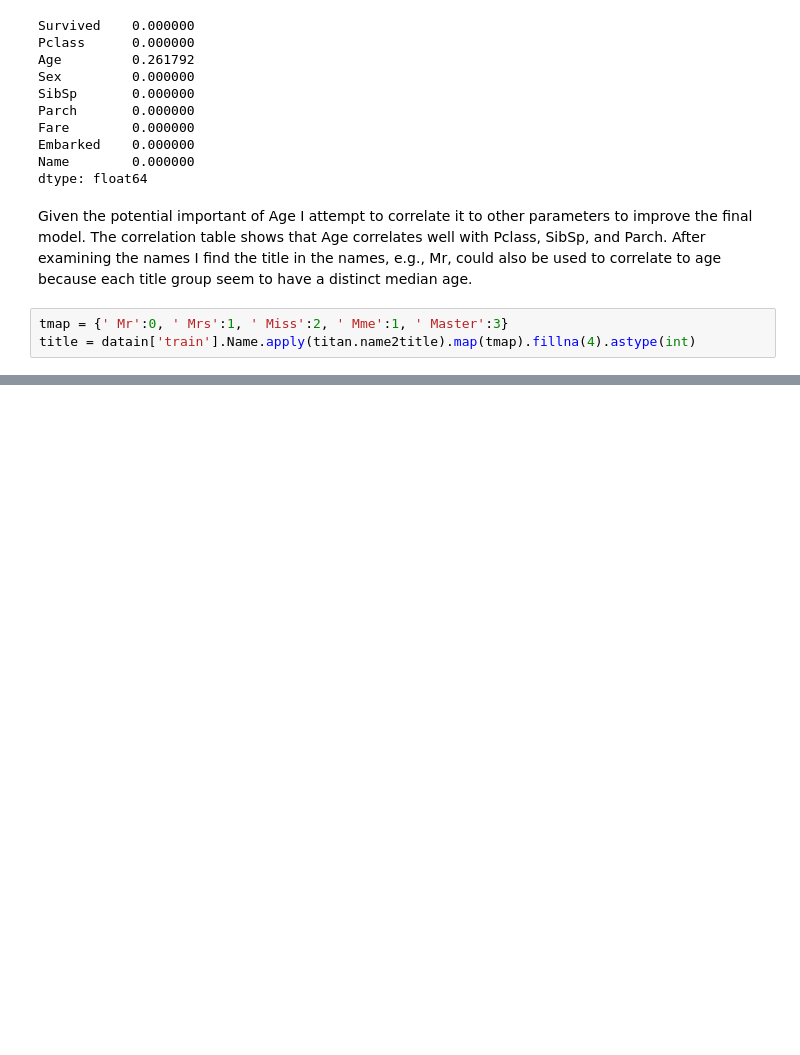
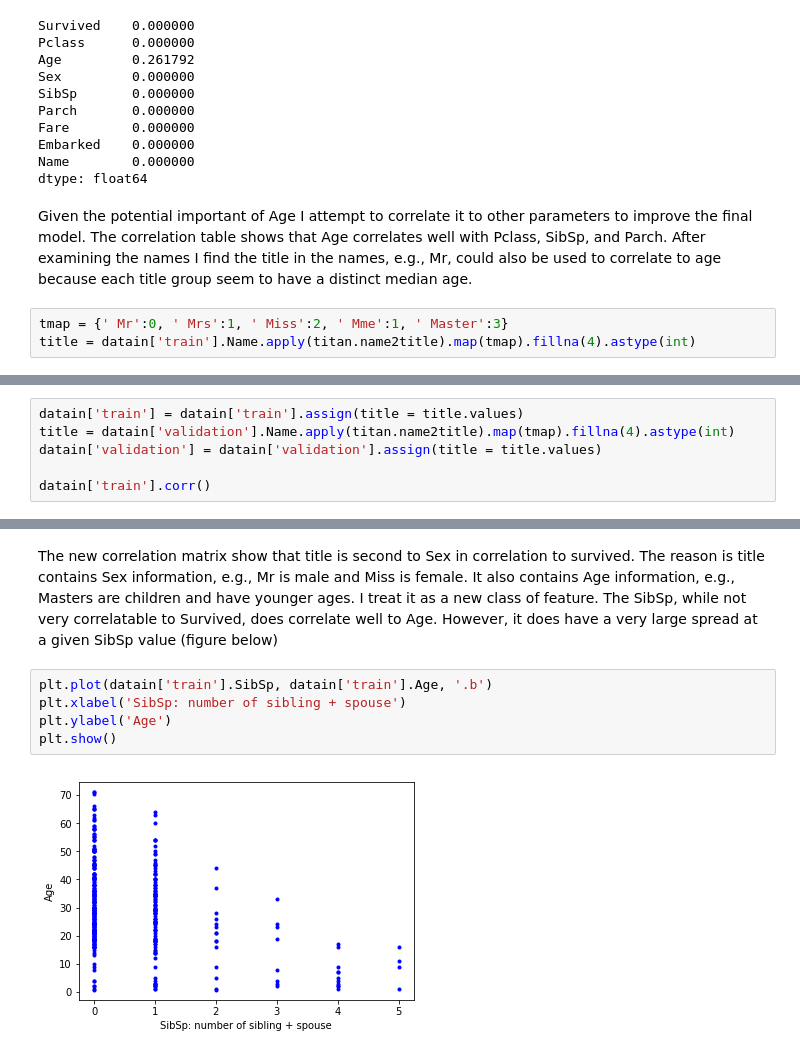
Before and after one commit to badGarnet/titanic_survive, a Jupyter notebook: Summary.ipynb, the cells around one changed output, grey strips where cells are left out. Cells and saved outputs as stored; diff of their text form; blank space fills up the shorter version.

```diff
--- a/Summary.ipynb
+++ b/Summary.ipynb
@@ -61,0 +54,6 @@ The correlation coefficient matrix shows that Age and extracted title are closel
+# %%
+datain['train'] = datain['train'].assign(title = title.values)
+title = datain['validation'].Name.apply(titan.name2title).map(tmap).fillna(4).astype(int)
+datain['validation'] = datain['validation'].assign(title = title.values)
+
+datain['train'].corr()
@@ -61,0 +71,9 @@ The correlation coefficient matrix shows that Age and extracted title are closel
+# %% [markdown]
+The new correlation matrix show that title is second to Sex in correlation to survived. The reason is title contains Sex information, e.g., Mr is male and Miss is female. It also contains Age information, e.g., Masters are children and have younger ages. I treat it as a new class of feature. The SibSp, while not very correlatable to Survived, does correlate well to Age. However, it does have a very large spread at a given SibSp value (figure below)
+# %%
+plt.plot(datain['train'].SibSp, datain['train'].Age, '.b')
+plt.xlabel('SibSp: number of sibling + spouse')
+plt.ylabel('Age')
+plt.show()
+# %% [output]
+[figure, added]
```
Also changed, not shown: parts of 36 cells of this notebook, 3 other files.
